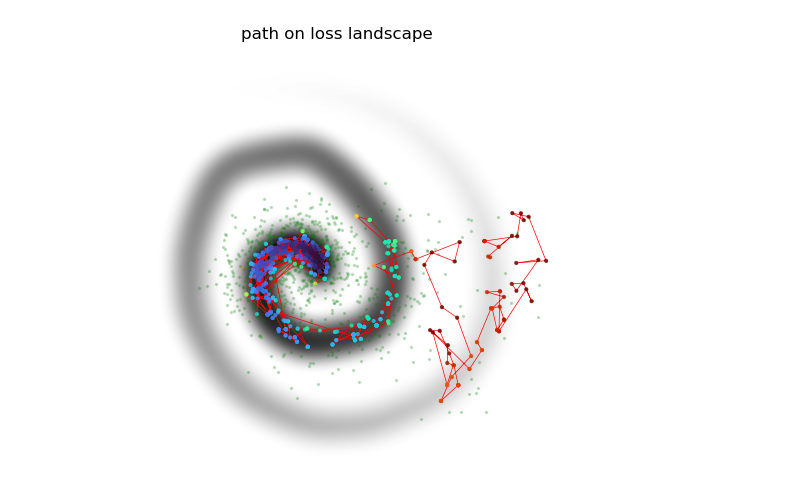
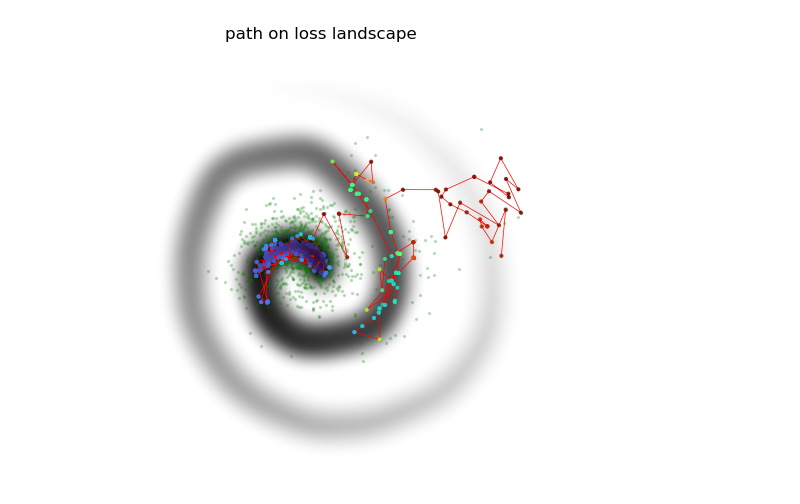
Before and after one commit to inikishev/torchzero-old, a Jupyter notebook: notebooks/algos/SimulatedAnnealing.ipynb, the cells around one changed output. Cells and saved outputs as stored; diff of their text form; code cells hidden in the pictures.

```diff
--- a/notebooks/algos/SimulatedAnnealing.ipynb
+++ b/notebooks/algos/SimulatedAnnealing.ipynb
@@ -8,12 +8,12 @@ image = r"F:\Stuff\Programming\AI\pytorch image descent\surfaces\spiral.jpg"
 # %%
 descent = ImageDescent(image, coords=(915, 500))
 
-optimizer = SimulatedAnnealing(descent.parameters(), lr=1e-1, init_temp=0.1, cooling_steps=500)
+optimizer = SimulatedAnnealing(descent.parameters(), lr=1e-1, init_temp=0.1)
 for i in range(1000):
     #print(i, end='\r')
     optimizer.zero_grad()
     optimizer.step(descent.step_nograd_search)
     descent.step_nograd()
 descent.plot_path()
 # %% [output]
-[figure, old version]
+[figure, new version]
```
Also changed, not shown: parts of 2 cells of this notebook, 1 other file.
